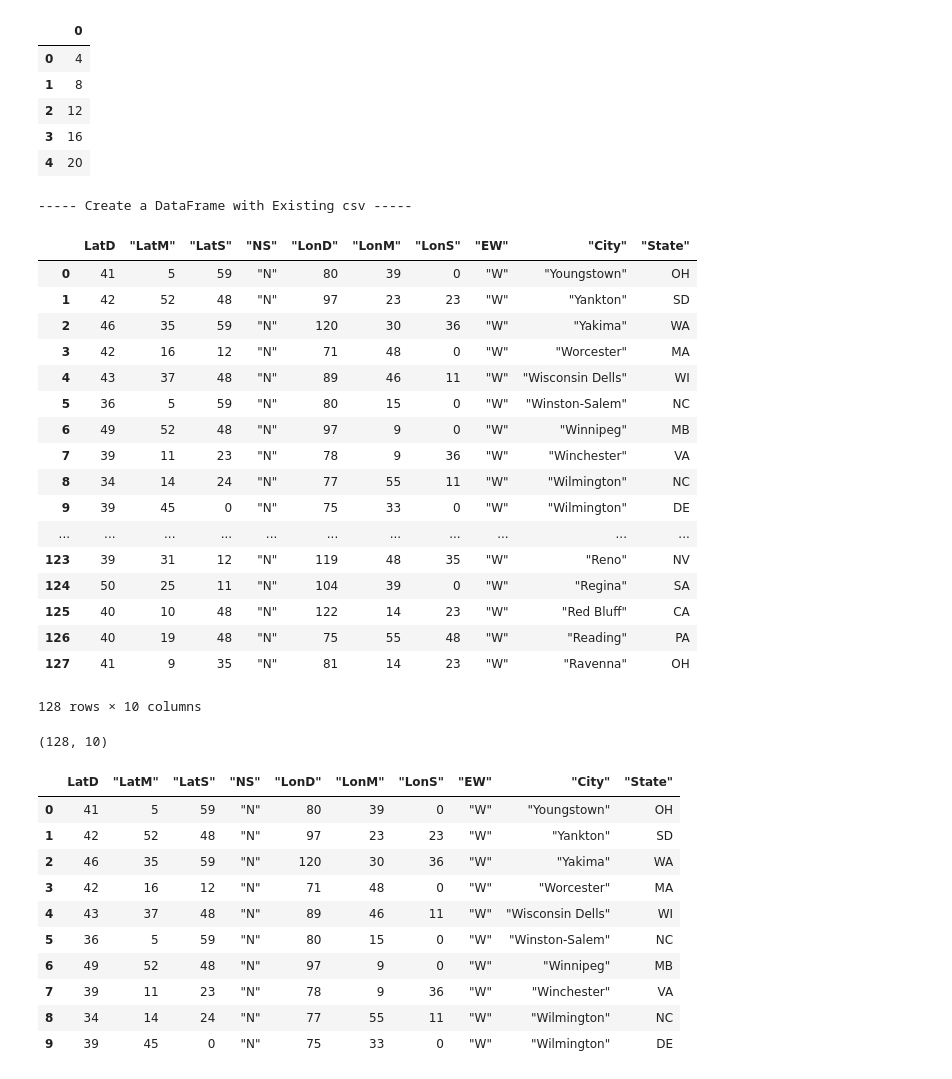
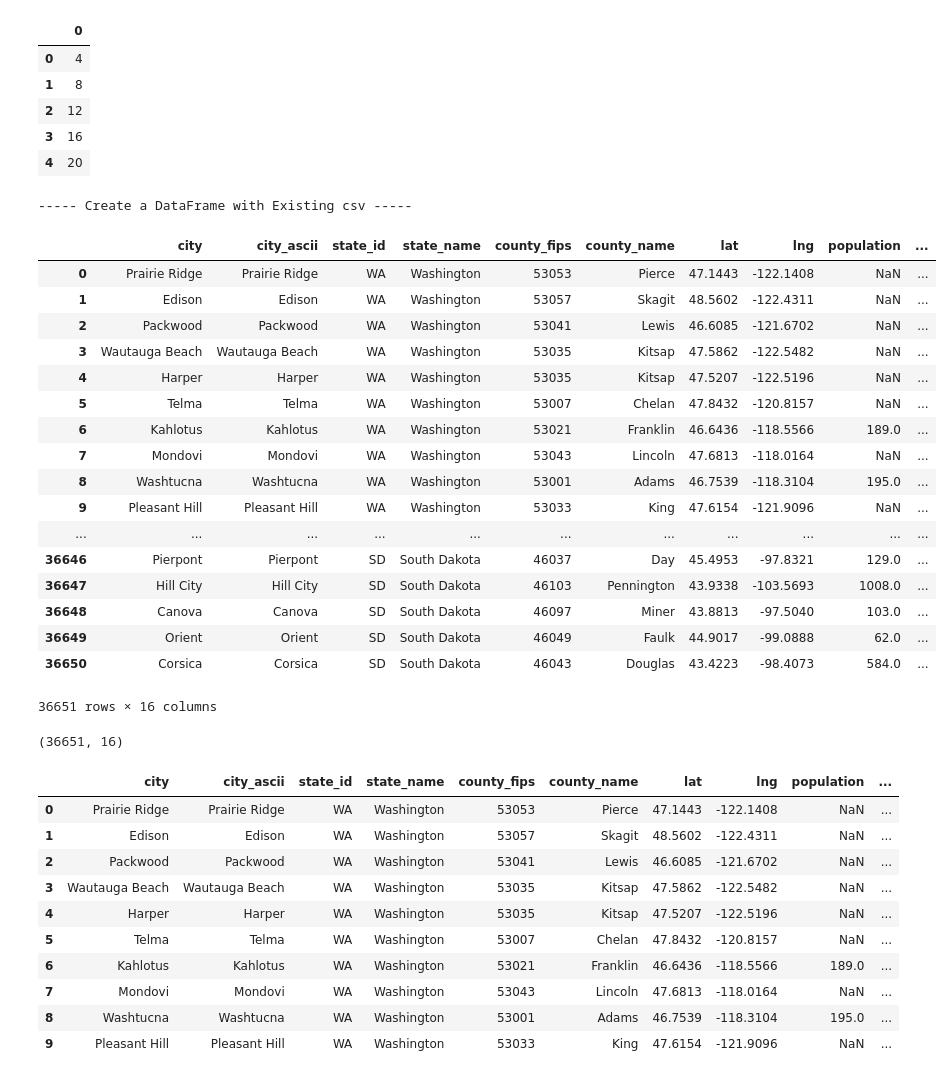
Before and after one commit to tinawong15/softdev-p03, a Jupyter notebook: pandas_demo.ipynb, the cells around one changed output. Saved outputs shown, nothing was run; the diff lists cells and outputs as text; code cells hidden in the pictures.

```diff
--- a/pandas_demo.ipynb
+++ b/pandas_demo.ipynb
@@ -51,48 +52,48 @@ df
 | 4 | 20 |
 # %%
 print("----- Create a DataFrame with Existing csv -----")
-csv_path = os.path.join('cities.csv')
+csv_path = os.path.join('uscities.csv') # https://simplemaps.com/data/us-cities
 # print(csv_path)
 df = pd.read_csv(csv_path, delimiter=",")
 df
 # %% [output]
 ----- Create a DataFrame with Existing csv -----
-|  | LatD | "LatM" | "LatS" | "NS" | "LonD" | "LonM" | "LonS" | "EW" | "City" | "State" |
-| 0 | 41 | 5 | 59 | "N" | 80 | 39 | 0 | "W" | "Youngstown" | OH |
-| 1 | 42 | 52 | 48 | "N" | 97 | 23 | 23 | "W" | "Yankton" | SD |
-| 2 | 46 | 35 | 59 | "N" | 120 | 30 | 36 | "W" | "Yakima" | WA |
-| 3 | 42 | 16 | 12 | "N" | 71 | 48 | 0 | "W" | "Worcester" | MA |
-| 4 | 43 | 37 | 48 | "N" | 89 | 46 | 11 | "W" | "Wisconsin Dells" | WI |
-| 5 | 36 | 5 | 59 | "N" | 80 | 15 | 0 | "W" | "Winston-Salem" | NC |
-| 6 | 49 | 52 | 48 | "N" | 97 | 9 | 0 | "W" | "Winnipeg" | MB |
-| 7 | 39 | 11 | 23 | "N" | 78 | 9 | 36 | "W" | "Winchester" | VA |
-| 8 | 34 | 14 | 24 | "N" | 77 | 55 | 11 | "W" | "Wilmington" | NC |
-| 9 | 39 | 45 | 0 | "N" | 75 | 33 | 0 | "W" | "Wilmington" | DE |
+|  | city | city_ascii | state_id | state_name | county_fips | county_name | lat | lng | population | ... |
+| 0 | Prairie Ridge | Prairie Ridge | WA | Washington | 53053 | Pierce | 47.1443 | -122.1408 | NaN | ... |
+| 1 | Edison | Edison | WA | Washington | 53057 | Skagit | 48.5602 | -122.4311 | NaN | ... |
+| 2 | Packwood | Packwood | WA | Washington | 53041 | Lewis | 46.6085 | -121.6702 | NaN | ... |
+| 3 | Wautauga Beach | Wautauga Beach | WA | Washington | 53035 | Kitsap | 47.5862 | -122.5482 | NaN | ... |
+| 4 | Harper | Harper | WA | Washington | 53035 | Kitsap | 47.5207 | -122.5196 | NaN | ... |
+| 5 | Telma | Telma | WA | Washington | 53007 | Chelan | 47.8432 | -120.8157 | NaN | ... |
+| 6 | Kahlotus | Kahlotus | WA | Washington | 53021 | Franklin | 46.6436 | -118.5566 | 189.0 | ... |
+| 7 | Mondovi | Mondovi | WA | Washington | 53043 | Lincoln | 47.6813 | -118.0164 | NaN | ... |
+| 8 | Washtucna | Washtucna | WA | Washington | 53001 | Adams | 46.7539 | -118.3104 | 195.0 | ... |
+| 9 | Pleasant Hill | Pleasant Hill | WA | Washington | 53033 | King | 47.6154 | -121.9096 | NaN | ... |
 | ... | ... | ... | ... | ... | ... | ... | ... | ... | ... | ... |
-| 123 | 39 | 31 | 12 | "N" | 119 | 48 | 35 | "W" | "Reno" | NV |
-| 124 | 50 | 25 | 11 | "N" | 104 | 39 | 0 | "W" | "Regina" | SA |
-| 125 | 40 | 10 | 48 | "N" | 122 | 14 | 23 | "W" | "Red Bluff" | CA |
-| 126 | 40 | 19 | 48 | "N" | 75 | 55 | 48 | "W" | "Reading" | PA |
-| 127 | 41 | 9 | 35 | "N" | 81 | 14 | 23 | "W" | "Ravenna" | OH |
+| 36646 | Pierpont | Pierpont | SD | South Dakota | 46037 | Day | 45.4953 | -97.8321 | 129.0 | ... |
+| 36647 | Hill City | Hill City | SD | South Dakota | 46103 | Pennington | 43.9338 | -103.5693 | 1008.0 | ... |
+| 36648 | Canova | Canova | SD | South Dakota | 46097 | Miner | 43.8813 | -97.5040 | 103.0 | ... |
+| 36649 | Orient | Orient | SD | South Dakota | 46049 | Faulk | 44.9017 | -99.0888 | 62.0 | ... |
+| 36650 | Corsica | Corsica | SD | South Dakota | 46043 | Douglas | 43.4223 | -98.4073 | 584.0 | ... |
-128 rows × 10 columns
+36651 rows × 16 columns
 # %%
 df.shape
 # %% [output]
-(128, 10)
+(36651, 16)
 # %%
 df.head(10)
 # %% [output]
-|  | LatD | "LatM" | "LatS" | "NS" | "LonD" | "LonM" | "LonS" | "EW" | "City" | "State" |
-| 0 | 41 | 5 | 59 | "N" | 80 | 39 | 0 | "W" | "Youngstown" | OH |
-| 1 | 42 | 52 | 48 | "N" | 97 | 23 | 23 | "W" | "Yankton" | SD |
-| 2 | 46 | 35 | 59 | "N" | 120 | 30 | 36 | "W" | "Yakima" | WA |
-| 3 | 42 | 16 | 12 | "N" | 71 | 48 | 0 | "W" | "Worcester" | MA |
-| 4 | 43 | 37 | 48 | "N" | 89 | 46 | 11 | "W" | "Wisconsin Dells" | WI |
-| 5 | 36 | 5 | 59 | "N" | 80 | 15 | 0 | "W" | "Winston-Salem" | NC |
-| 6 | 49 | 52 | 48 | "N" | 97 | 9 | 0 | "W" | "Winnipeg" | MB |
-| 7 | 39 | 11 | 23 | "N" | 78 | 9 | 36 | "W" | "Winchester" | VA |
-| 8 | 34 | 14 | 24 | "N" | 77 | 55 | 11 | "W" | "Wilmington" | NC |
-| 9 | 39 | 45 | 0 | "N" | 75 | 33 | 0 | "W" | "Wilmington" | DE |
+|  | city | city_ascii | state_id | state_name | county_fips | county_name | lat | lng | population | ... |
+| 0 | Prairie Ridge | Prairie Ridge | WA | Washington | 53053 | Pierce | 47.1443 | -122.1408 | NaN | ... |
+| 1 | Edison | Edison | WA | Washington | 53057 | Skagit | 48.5602 | -122.4311 | NaN | ... |
+| 2 | Packwood | Packwood | WA | Washington | 53041 | Lewis | 46.6085 | -121.6702 | NaN | ... |
+| 3 | Wautauga Beach | Wautauga Beach | WA | Washington | 53035 | Kitsap | 47.5862 | -122.5482 | NaN | ... |
+| 4 | Harper | Harper | WA | Washington | 53035 | Kitsap | 47.5207 | -122.5196 | NaN | ... |
+| 5 | Telma | Telma | WA | Washington | 53007 | Chelan | 47.8432 | -120.8157 | NaN | ... |
+| 6 | Kahlotus | Kahlotus | WA | Washington | 53021 | Franklin | 46.6436 | -118.5566 | 189.0 | ... |
+| 7 | Mondovi | Mondovi | WA | Washington | 53043 | Lincoln | 47.6813 | -118.0164 | NaN | ... |
+| 8 | Washtucna | Washtucna | WA | Washington | 53001 | Adams | 46.7539 | -118.3104 | 195.0 | ... |
+| 9 | Pleasant Hill | Pleasant Hill | WA | Washington | 53033 | King | 47.6154 | -121.9096 | NaN | ... |
 # %%
 df.tail()
 # %% [output]
```
Also changed, not shown: parts of 9 cells of this notebook, 1 other file.
